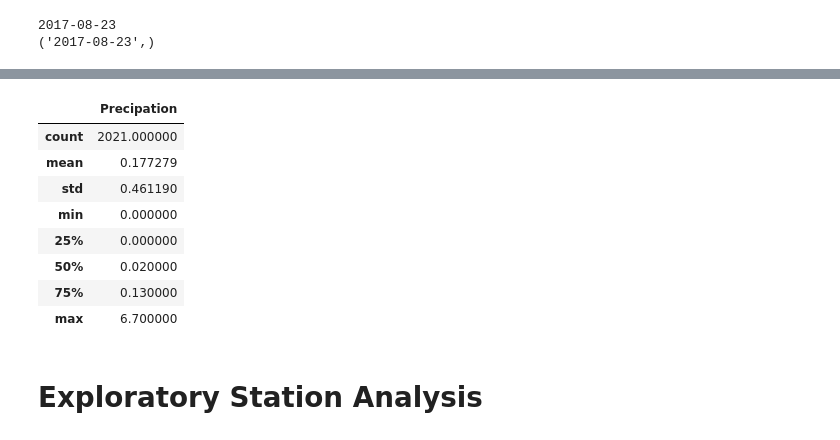
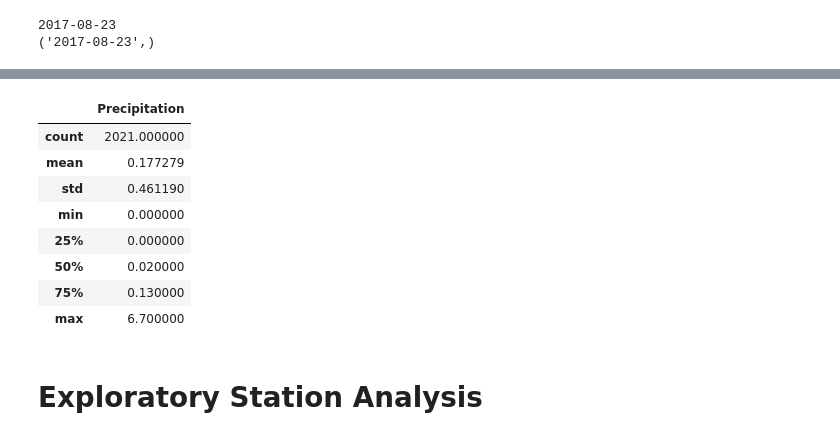
Before and after one commit to rdeshir10/sqlalchemy, a Jupyter notebook: SurfsUp/climate_starter.ipynb, the cells around one changed output, grey strips where cells are left out. Saved outputs shown, nothing was run; the diff lists cells and outputs as text; code cells hidden in the pictures.

```diff
--- a/SurfsUp/climate_starter.ipynb
+++ b/SurfsUp/climate_starter.ipynb
@@ -79,8 +78,8 @@ AttributeError: Rectangle.set() got an unexpected keyword argument 'bins'
 # %%
 # Use Pandas to calculate the summary statistics for the precipitation data
-df2.describe()
+df.describe()
 # %% [output]
-|  | Precipation |
+|  | Precipitation |
 | count | 2021.000000 |
 | mean | 0.177279 |
 | std | 0.461190 |
```
Also changed, not shown: parts of 3 cells of this notebook.
